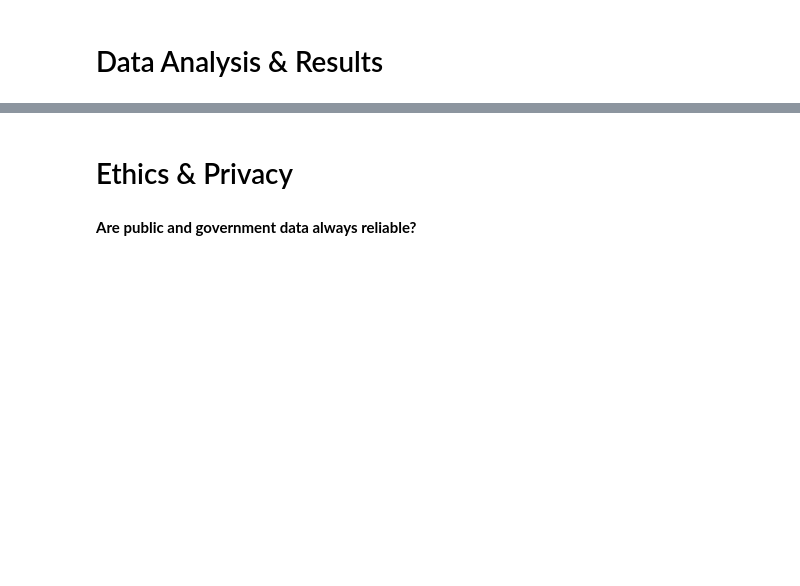
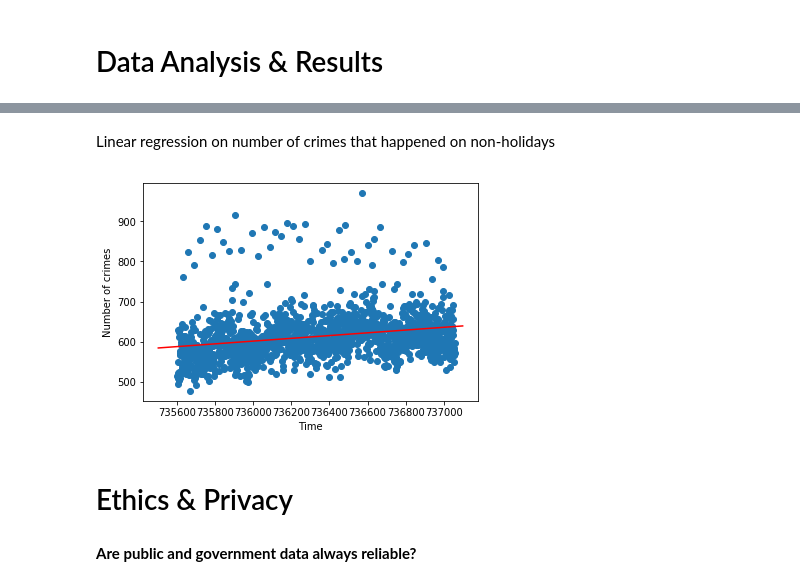
Before and after one commit to r3qin/COGS108FinalProject, a Jupyter notebook: FinalProject.ipynb, the cells around one changed output, grey strips where cells are left out. Saved outputs shown, nothing was run; the diff lists cells and outputs as text; code cells hidden in the pictures; blank space fills up the shorter version.

```diff
--- a/FinalProject.ipynb
+++ b/FinalProject.ipynb
@@ -108,3 +253,19 @@ Include cells that describe the steps in your data analysis.
+# %% [markdown]
+Linear regression on number of crimes that happened on non-holidays
+# %%
+x = num_crime_nonholiday_3["Date Occurred"]
+y = num_crime_nonholiday_3["Num"]
+x_m = np.column_stack((np.ones(len(x)),x))
+y_m = np.matrix(y)
+W = np.linalg.inv(x_m.T.dot(x_m)).dot(x_m.T).dot(y)
+plt.scatter(x, y)
+x_s = np.linspace(735500, 737100, 1000)
+plt.plot(x_s, W[0] + W[1]*x_s, color = "r")
+plt.xlabel("Time")
+plt.ylabel("Number of crimes")
+plt.show()
+# %% [output]
+[figure, added]
 # %% [markdown]
 # Ethics & Privacy
 # %% [markdown]
```
Also changed, not shown: parts of 39 cells of this notebook.
